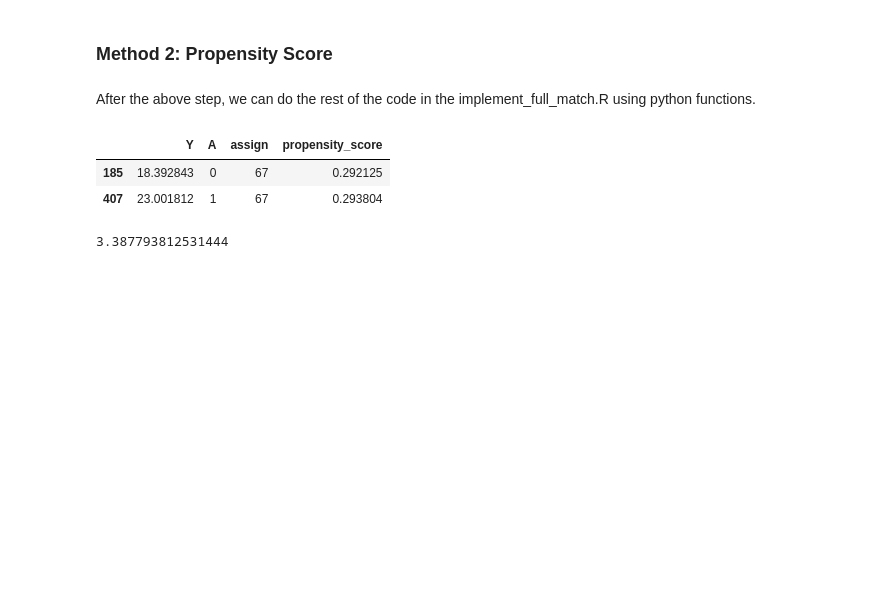
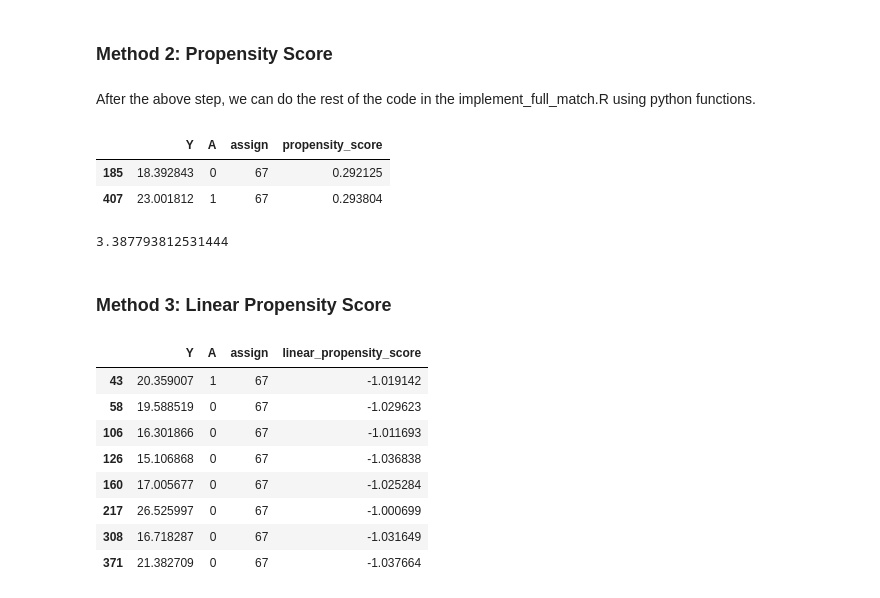
Before and after one commit to TZstatsADS/Fall2020-Project4-group8, a Jupyter notebook: doc/propensity_matching.ipynb, the cells around one changed output. Saved outputs shown, nothing was run; the diff lists cells and outputs as text; code cells hidden in the pictures; blank space fills up the shorter version.

```diff
--- a/doc/propensity_matching.ipynb
+++ b/doc/propensity_matching.ipynb
@@ -202,3 +268,22 @@ propensity_est_ATE=np.average(ATE_vec, weights=weights)
 propensity_est_ATE
 # %% [output]
 3.387793812531444
+# %% [markdown]
+### Method 3: Linear Propensity Score
+# %%
+full_match_linear_propensity_factor = optmatch.fullmatch(optmatch.match_on(Formula('A~linear_propensity_score'),data=lowDim_dataset_linear_propensity_R,method='euclidean'),data=lowDim_dataset_linear_propensity_R)
+# %%
+lowDim_dataset_linear_propensity['assign'] = list(full_match_linear_propensity_factor)
+# %%
+#example group
+lowDim_dataset_linear_propensity.loc[lowDim_dataset_linear_propensity['assign']==67][['Y','A','assign','linear_propensity_score']]
+# %% [output]
+|  | Y | A | assign | linear_propensity_score |
+| 43 | 20.359007 | 1 | 67 | -1.019142 |
+| 58 | 19.588519 | 0 | 67 | -1.029623 |
+| 106 | 16.301866 | 0 | 67 | -1.011693 |
+| 126 | 15.106868 | 0 | 67 | -1.036838 |
+| 160 | 17.005677 | 0 | 67 | -1.025284 |
+| 217 | 26.525997 | 0 | 67 | -1.000699 |
+| 308 | 16.718287 | 0 | 67 | -1.031649 |
+| 371 | 21.382709 | 0 | 67 | -1.037664 |
```
Also changed, not shown: parts of 43 cells of this notebook, 4 other files.
